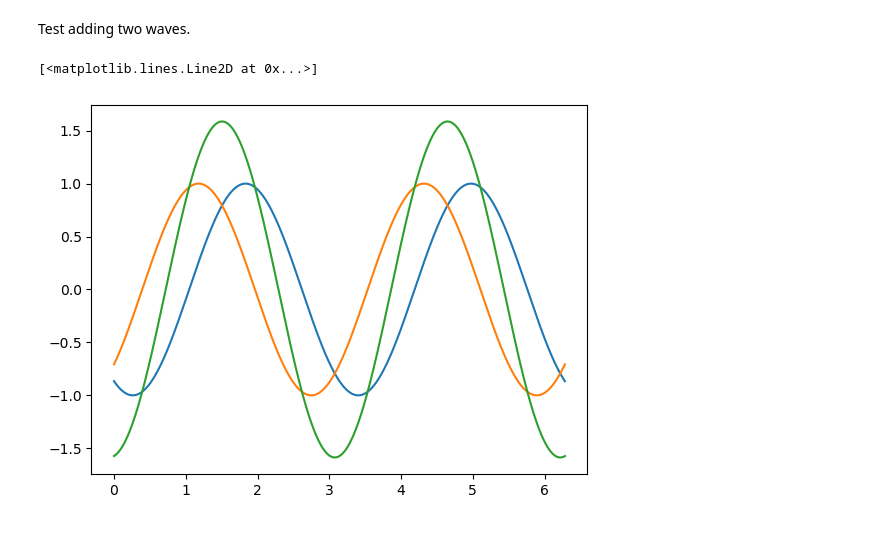
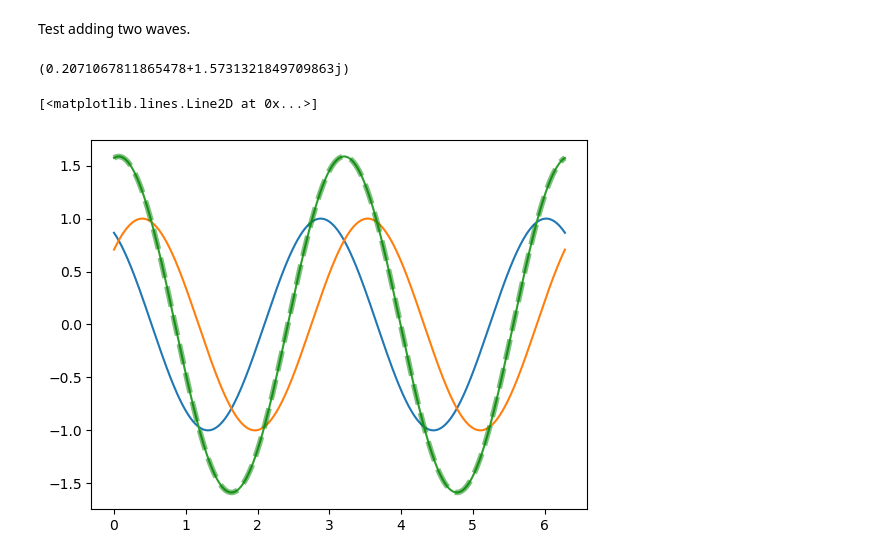
Before and after one commit to AMCLab/TEMGYMAdvanced, a Jupyter notebook: JanghyunCOMAnalysis/test.ipynb, the cells around one changed output. Saved outputs shown, nothing was run; the diff lists cells and outputs as text; code cells hidden in the pictures.

```diff
--- a/JanghyunCOMAnalysis/test.ipynb
+++ b/JanghyunCOMAnalysis/test.ipynb
@@ -33,19 +33,21 @@ Test adding two waves.
 # %%
 x = np.linspace(0, 2*np.pi, 1000)
 wavelength = np.pi
-y1 = 1*np.sin(2*np.pi/np.pi * x - np.pi/1.5)
-y2 = 1*np.sin(2*np.pi/np.pi * x - np.pi/4)
+y1 = 1*np.sin(2*np.pi/np.pi * x + np.pi/1.5)
+y2 = 1*np.sin(2*np.pi/np.pi * x + np.pi/4)
 
 plt.figure()
 plt.plot(x, y1)
 plt.plot(x, y2)
 plt.plot(x, y1+y2)
 
-new_wave = 1j*np.exp(np.pi/1.5)+1j*np.exp(np.pi/4)
-A = abs(new_wave)**2
+new_wave = np.exp(1j*np.pi/1.5)+np.exp(1j*np.pi/4)
+print(new_wave)
+A = abs(new_wave)
 phase = np.angle(new_wave)
 
-plt.plot(x, A*np.sin(2*np.pi/np.pi * x - phase), '--', color = 'g')
+plt.plot(x, A*np.sin(2*np.pi/np.pi * x + phase), '--', color = 'g', lw = 4, alpha = 0.5)
 # %% [output]
-[<matplotlib.lines.Line2D at 0x...>]
+(0.2071067811865478+1.5731321849709863j)
+[<matplotlib.lines.Line2D at 0x...>]
-[figure, old version]
+[figure, new version]
```
Also changed, not shown: 2 other files.
